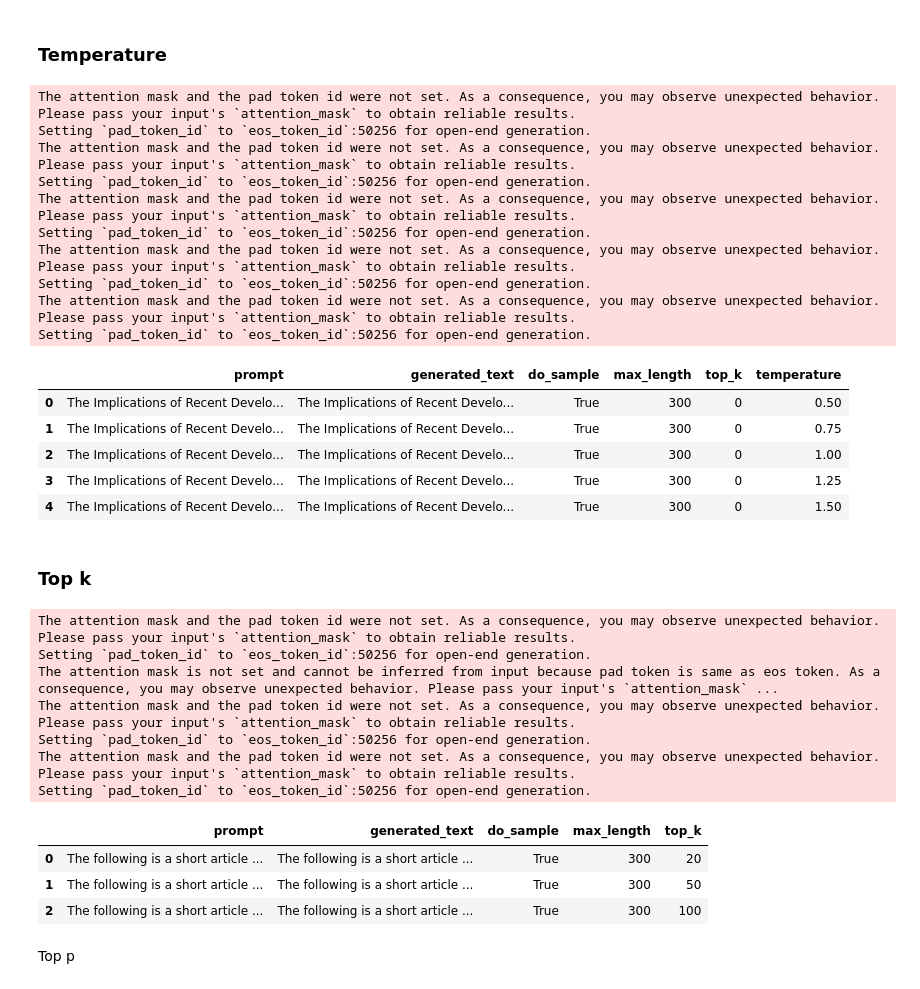
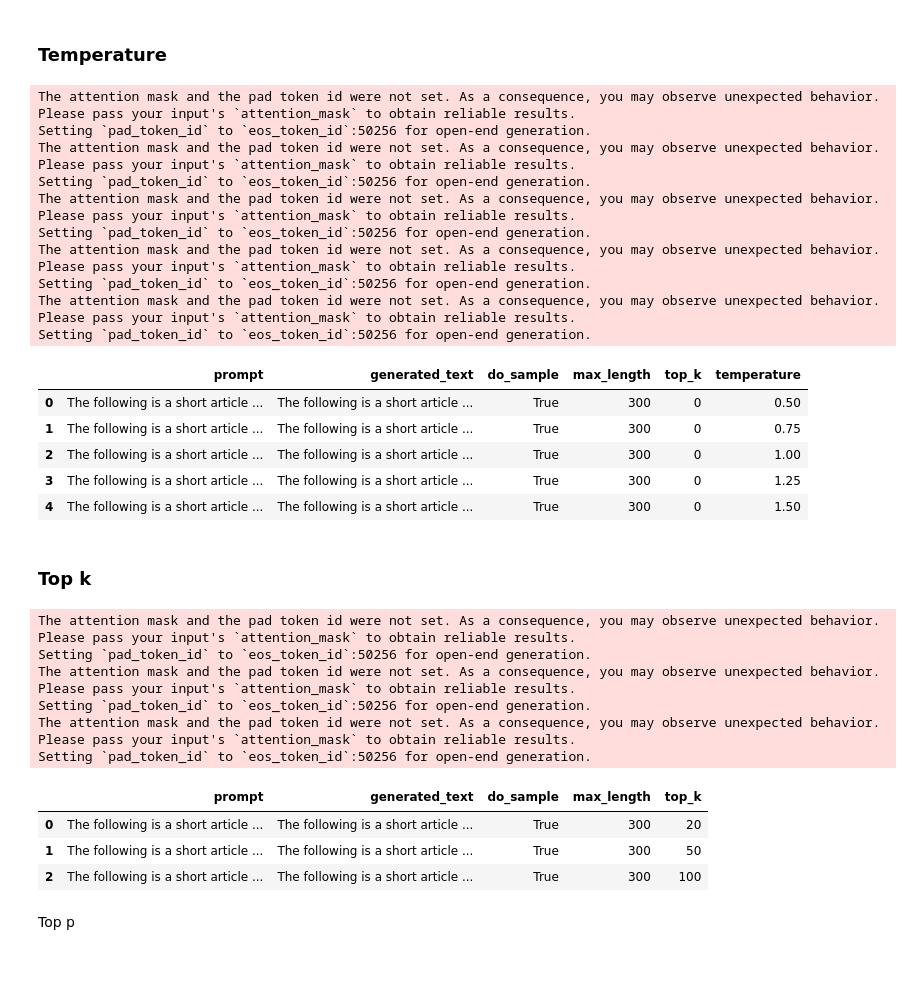
Before and after one commit to qaz73/MN5162, a Jupyter notebook: Section2/MN5162_Section2_Assignment_gorourke.ipynb, the cells around one changed output. Drawn from its saved outputs; the diff is of its cells as text; code cells hidden in the pictures.

```diff
--- a/Section2/MN5162_Section2_Assignment_gorourke.ipynb
+++ b/Section2/MN5162_Section2_Assignment_gorourke.ipynb
@@ -79,3 +85,13 @@ def generate_text(tokenizer,model,device, prompt,  **text_gen_kwargs):
     generated_text = tokenizer.decode(output[0])
 
     return { "prompt": prompt,"generated_text": generated_text, **text_gen_kwargs}
+# %%
+def generate_text_and_display_results (tokenizer,model, device,input_text, test_configs):
+
+    results = []
+    for config in test_configs:
+        result = generate_text(tokenizer,model, device,input_text, **config)
+        results.append(result)
+
+    result_df = pd.DataFrame(results)
+    display (result_df)
@@ -193,39 +201,30 @@ Setting `pad_token_id` to `eos_token_id`:50256 for open-end generation.
 ### Temperature
 # %%
 
-args = {"do_sample":True, "max_length":  300, "top_k":0}
+base_args = {"do_sample":True, "max_length":  300, "top_k":0}
 
 temperatures = [0.5, 0.75, 1, 1.25, 1.5]
 
-results = []
+all_temps = [{**base_args, "temperature" : t} for t in temperatures ]
 
-for temperature in temperatures:
-    args["temperature"] = temperature
-
-    result = generate_text(tokenizer,model, device,input_text, **args)
-
-    results.append(result)
-
-
-result_df = pd.DataFrame(results)
-display (result_df)
+generate_text_and_display_results (tokenizer,model, device,input_text, all_temps);
 # %% [output]
 The attention mask and the pad token id were not set. As a consequence, you may observe unexpected behavior. Please pass your input's `attention_mask` to obtain reliable results.
 Setting `pad_token_id` to `eos_token_id`:50256 for open-end generation.
 The attention mask and the pad token id were not set. As a consequence, you may observe unexpected behavior. Please pass your input's `attention_mask` to obtain reliable results.
 Setting `pad_token_id` to `eos_token_id`:50256 for open-end generation.
 The attention mask and the pad token id were not set. As a consequence, you may observe unexpected behavior. Please pass your input's `attention_mask` to obtain reliable results.
 Setting `pad_token_id` to `eos_token_id`:50256 for open-end generation.
 The attention mask and the pad token id were not set. As a consequence, you may observe unexpected behavior. Please pass your input's `attention_mask` to obtain reliable results.
 Setting `pad_token_id` to `eos_token_id`:50256 for open-end generation.
 The attention mask and the pad token id were not set. As a consequence, you may observe unexpected behavior. Please pass your input's `attention_mask` to obtain reliable results.
 Setting `pad_token_id` to `eos_token_id`:50256 for open-end generation.
 |  | prompt | generated_text | do_sample | max_length | top_k | temperature |
-| 0 | The Implications of Recent Develo... | The Implications of Recent Develo... | True | 300 | 0 | 0.50 |
-| 1 | The Implications of Recent Develo... | The Implications of Recent Develo... | True | 300 | 0 | 0.75 |
-| 2 | The Implications of Recent Develo... | The Implications of Recent Develo... | True | 300 | 0 | 1.00 |
-| 3 | The Implications of Recent Develo... | The Implications of Recent Develo... | True | 300 | 0 | 1.25 |
-| 4 | The Implications of Recent Develo... | The Implications of Recent Develo... | True | 300 | 0 | 1.50 |
+| 0 | The following is a short article ... | The following is a short article ... | True | 300 | 0 | 0.50 |
+| 1 | The following is a short article ... | The following is a short article ... | True | 300 | 0 | 0.75 |
+| 2 | The following is a short article ... | The following is a short article ... | True | 300 | 0 | 1.00 |
+| 3 | The following is a short article ... | The following is a short article ... | True | 300 | 0 | 1.25 |
+| 4 | The following is a short article ... | The following is a short article ... | True | 300 | 0 | 1.50 |
 # %% [markdown]
 ### Top k
 # %%
@@ -233,21 +232,14 @@ args = [{"do_sample":True, "max_length":  300,"top_k":20},
         {"do_sample":True, "max_length":  300,"top_k":50},
         {"do_sample":True, "max_length":  300,"top_k":100}]
 
-results = []
-for config in args:
-    result = generate_text(tokenizer,model, device,input_text, **config)
-    results.append(result)
-
-result_df = pd.DataFrame(results)
-display (result_df)
+generate_text_and_display_results (tokenizer,model, device,input_text, args);
 # %% [output]
-The attention mask and the pad token id were not set. As a consequence, you may observe unexpected behavior. Please pass your input's `attention_mask` to obtain reliable results.
-Setting `pad_token_id` to `eos_token_id`:50256 for open-end generation.
-The attention mask is not set and cannot be inferred from input because pad token is same as eos token. As a consequence, you may observe unexpected behavior. Please pass your input's `attention_mask` ...
 The attention mask and the pad token id were not set. As a consequence, you may observe unexpected behavior. Please pass your input's `attention_mask` to obtain reliable results.
 Setting `pad_token_id` to `eos_token_id`:50256 for open-end generation.
 The attention mask and the pad token id were not set. As a consequence, you may observe unexpected behavior. Please pass your input's `attention_mask` to obtain reliable results.
 Setting `pad_token_id` to `eos_token_id`:50256 for open-end generation.
+The attention mask and the pad token id were not set. As a consequence, you may observe unexpected behavior. Please pass your input's `attention_mask` to obtain reliable results.
+Setting `pad_token_id` to `eos_token_id`:50256 for open-end generation.
 |  | prompt | generated_text | do_sample | max_length | top_k |
 | 0 | The following is a short article ... | The following is a short article ... | True | 300 | 20 |
 | 1 | The following is a short article ... | The following is a short article ... | True | 300 | 50 |
```
Also changed, not shown: parts of 8 cells of this notebook.
